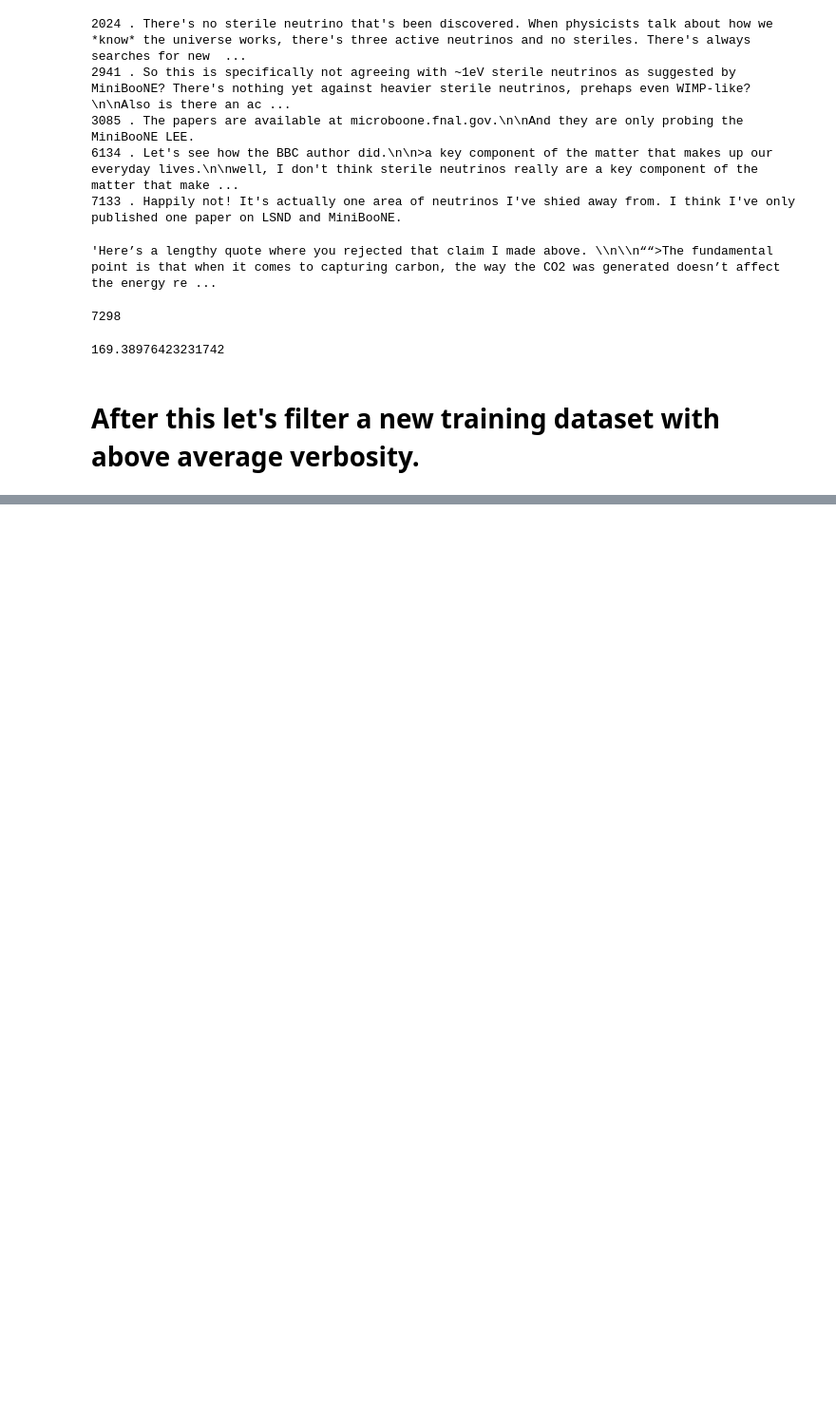
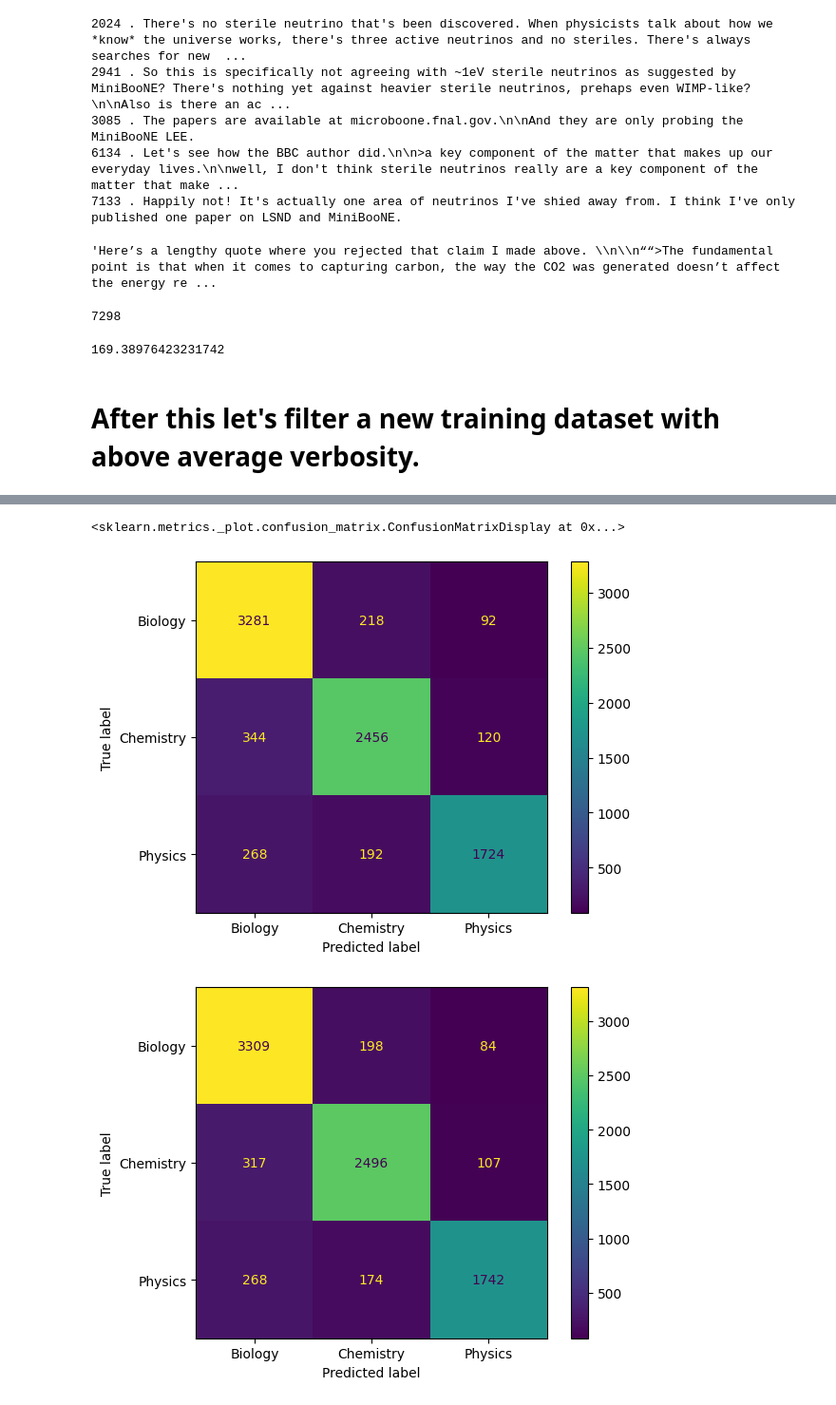
Before and after one commit to I-am-Sakthivel/phy_chem_bio, a Jupyter notebook: phy_chem_bio.ipynb, the cells around one changed output, grey strips where cells are left out. Shown at 95% size. Saved outputs shown, nothing was run; the diff lists cells and outputs as text; code cells hidden in the pictures; blank space fills up the shorter version.

```diff
--- a/phy_chem_bio.ipynb
+++ b/phy_chem_bio.ipynb
@@ -952,0 +997,5 @@ lens.mean()
+# %%
+gs_for_filtering=GridSearchCV(make_pipeline(CountVectorizer(),MultinomialNB()),{'countvectorizer__max_df':[0.2,0.3,0.4,0.5,0.6,0.7,0.8],'countvectorizer__stop_words':['english',None]},cv=5,
+                              scoring='f1')
+# %%
+gs_for_filtering.fit(X_list,y_train)
@@ -952,0 +1051,7 @@ lens.mean()
+# %%
+ConfusionMatrixDisplay.from_estimator(gs_for_filtering,X_list,y_train)
+ConfusionMatrixDisplay.from_estimator(fil_pipe,X_list,y_train)
+# %% [output]
+<sklearn.metrics._plot.confusion_matrix.ConfusionMatrixDisplay at 0x...>
+[figure, added]
+[figure, added]
```
Also changed, not shown: parts of 18 cells of this notebook.
